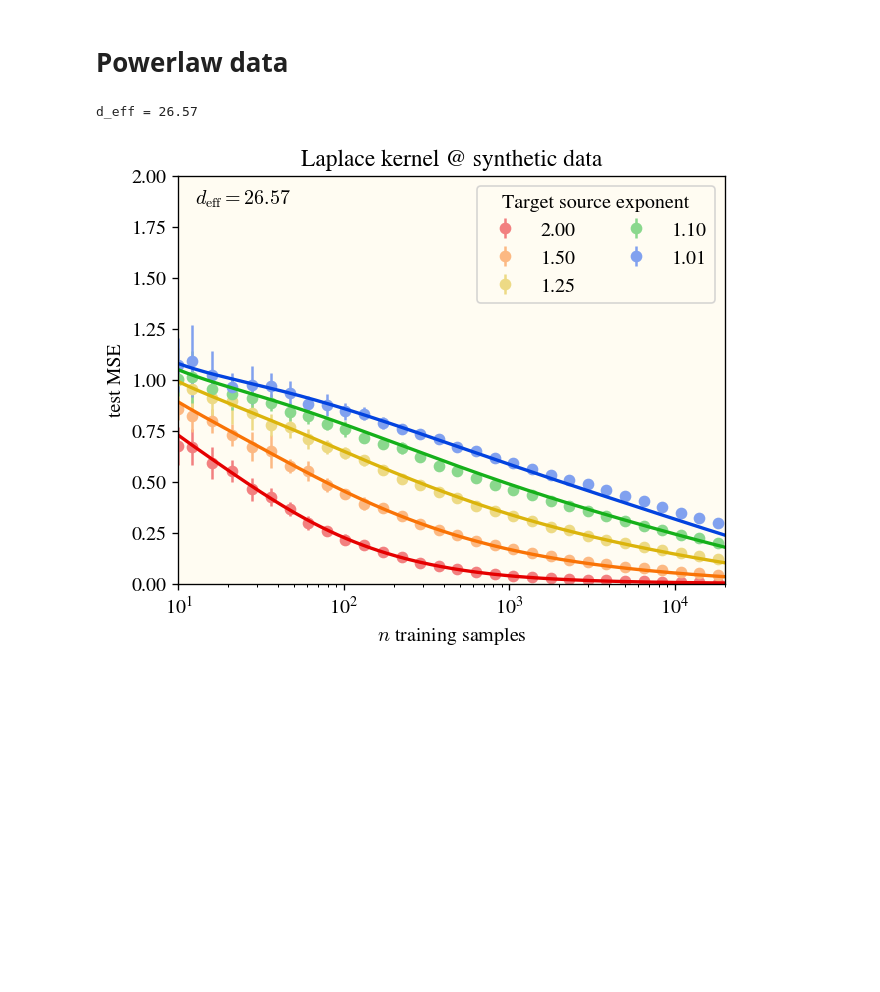
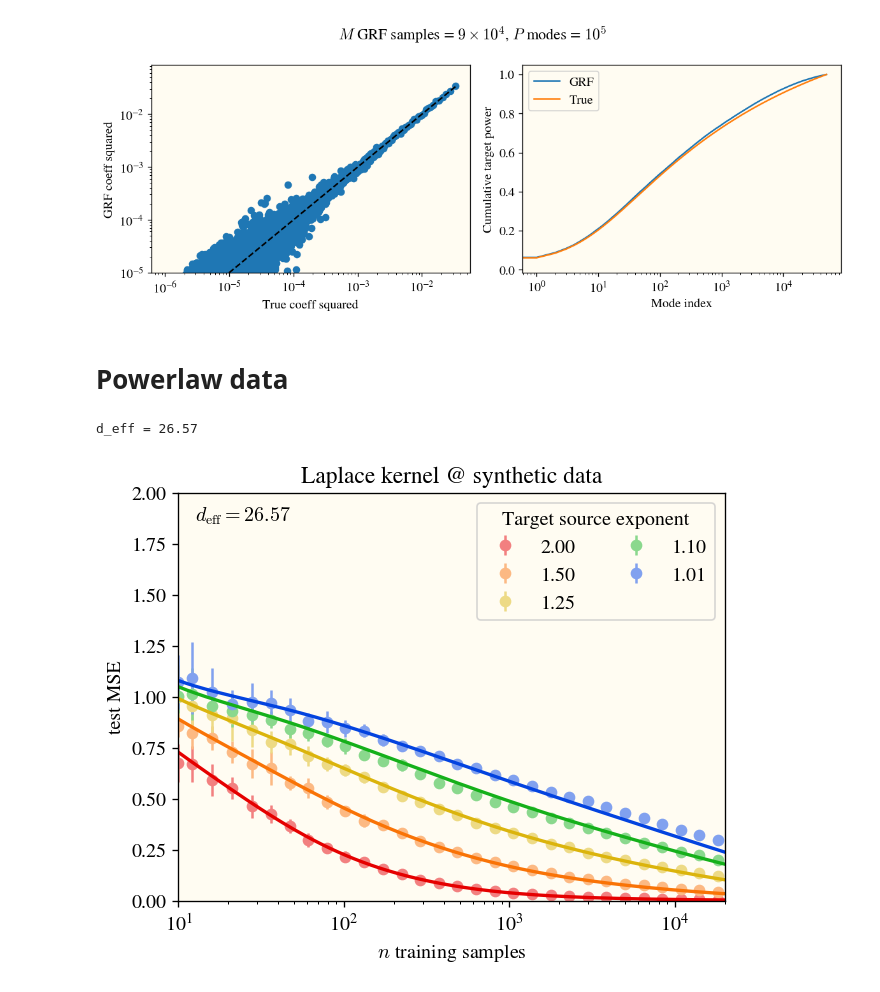
Before and after one commit to james-simon/feature_recombination, a Jupyter notebook: notebooks/learning-curves.ipynb, the cells around one changed output. Drawn from its saved outputs; the diff is of its cells as text; code cells hidden in the pictures; blank space fills up the shorter version.

```diff
--- a/notebooks/learning-curves.ipynb
+++ b/notebooks/learning-curves.ipynb
@@ -182,3 +230,29 @@ Error:
+# %%
+coeffs_normed = coeffs * H_norm
+fig, axes = plt.subplots(ncols=2, figsize=(10,4))
+
+ax = axes[0]
+ax.scatter(coeffs_true**2, coeffs_normed**2)
+ax.plot(coeffs_true**2, coeffs_true**2, 'k--')
+ax.set_xscale('log')
+ax.set_yscale('log')
+ax.set_ylim(1e-5, .085)
+ax.set_xlabel('True coeff squared')
+ax.set_ylabel('GRF coeff squared')
+
+ax = axes[1]
+ax.plot(np.cumsum(coeffs_normed**2)/np.sum(coeffs_normed**2), label='GRF')
+ax.plot(np.cumsum(coeffs_true**2)/np.sum(coeffs_true**2), label='True')
+ax.set_xscale('log')
+ax.set_xlabel('Mode index')
+ax.set_ylabel('Cumulative target power')
+ax.legend()
+
+plt.suptitle(f"$M$ GRF samples = $9\\times10^4$, $P$ modes = $10^5$")
+plt.tight_layout()
+plt.show()
+# %% [output]
+[figure, added]
 # %% [markdown]
 # Powerlaw data
 # %%
```
Also changed, not shown: parts of 12 cells of this notebook, 2 other files.
